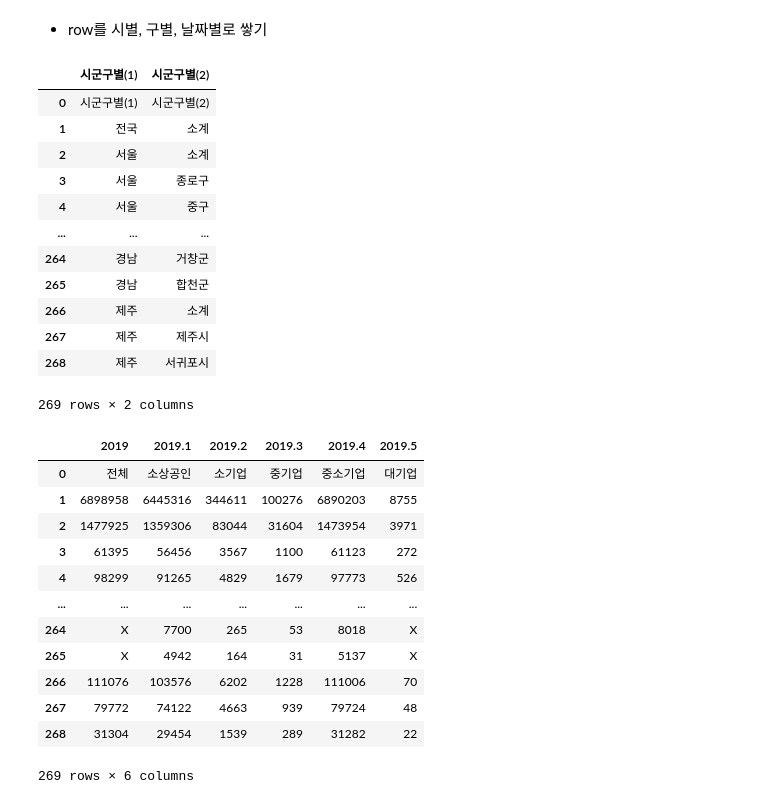
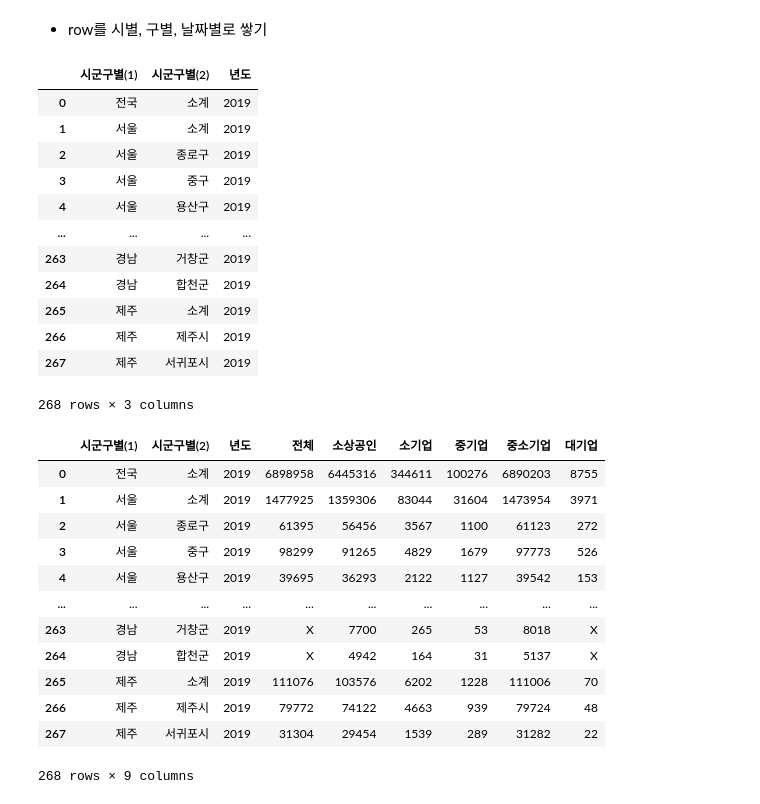
Before and after one commit to vxornjs11/Pytone_Flutter, a Jupyter notebook: Note/companies/02.시군구별 기업수(소중대).ipynb, the cells around one changed output. Saved outputs shown, nothing was run; the diff lists cells and outputs as text; code cells hidden in the pictures.

```diff
--- a/Note/companies/02.시군구별 기업수(소중대).ipynb
+++ b/Note/companies/02.시군구별 기업수(소중대).ipynb
@@ -13,5 +33,5 @@ warnings.filterwarnings('ignore')
 # %%
-companies = pd.read_csv("../Companies/Data/시군구별_기업수_20230207123514.csv", encoding="euc-kr")
+companies = pd.read_csv("../../Data/companies/시군구별_기업수_20230207123514.csv", encoding="euc-kr", header=1)
 # %%
 companies
 # %% [output]
@@ -33,40 +53,47 @@ companies
 # %%
 # 시군구별 + 년도 데이터 프레임
 title = companies.iloc[:, :2]
-title
+# 2019년 타이틀 만들기
+title19 = title.copy()
+title19['년도'] = 2019
+# 2020년 타이틀 만들기
+title20 = title
+title20['년도'] = 2020
+
+title19
 # %% [output]
-|  | 시군구별(1) | 시군구별(2) |
-| 0 | 시군구별(1) | 시군구별(2) |
-| 1 | 전국 | 소계 |
-| 2 | 서울 | 소계 |
-| 3 | 서울 | 종로구 |
-| 4 | 서울 | 중구 |
-| ... | ... | ... |
-| 264 | 경남 | 거창군 |
-| 265 | 경남 | 합천군 |
-| 266 | 제주 | 소계 |
-| 267 | 제주 | 제주시 |
-| 268 | 제주 | 서귀포시 |
+|  | 시군구별(1) | 시군구별(2) | 년도 |
+| 0 | 전국 | 소계 | 2019 |
+| 1 | 서울 | 소계 | 2019 |
+| 2 | 서울 | 종로구 | 2019 |
+| 3 | 서울 | 중구 | 2019 |
+| 4 | 서울 | 용산구 | 2019 |
+| ... | ... | ... | ... |
+| 263 | 경남 | 거창군 | 2019 |
+| 264 | 경남 | 합천군 | 2019 |
+| 265 | 제주 | 소계 | 2019 |
+| 266 | 제주 | 제주시 | 2019 |
+| 267 | 제주 | 서귀포시 | 2019 |
-269 rows × 2 columns
+268 rows × 3 columns
 # %%
 # 2019년 데이터 자르고 2019 넣기
 c2019 = companies.iloc[:, 2:8]
-c2019['년도'] = 2019
-pd.concat(title, c2019)
+
+c2019 = pd.concat([title19, c2019], axis=1)
 c2019
 # %% [output]
-|  | 2019 | 2019.1 | 2019.2 | 2019.3 | 2019.4 | 2019.5 |
-| 0 | 전체 | 소상공인 | 소기업 | 중기업 | 중소기업 | 대기업 |
-| 1 | 6898958 | 6445316 | 344611 | 100276 | 6890203 | 8755 |
-| 2 | 1477925 | 1359306 | 83044 | 31604 | 1473954 | 3971 |
-| 3 | 61395 | 56456 | 3567 | 1100 | 61123 | 272 |
-| 4 | 98299 | 91265 | 4829 | 1679 | 97773 | 526 |
-| ... | ... | ... | ... | ... | ... | ... |
-| 264 | X | 7700 | 265 | 53 | 8018 | X |
-| 265 | X | 4942 | 164 | 31 | 5137 | X |
-| 266 | 111076 | 103576 | 6202 | 1228 | 111006 | 70 |
-| 267 | 79772 | 74122 | 4663 | 939 | 79724 | 48 |
-| 268 | 31304 | 29454 | 1539 | 289 | 31282 | 22 |
+|  | 시군구별(1) | 시군구별(2) | 년도 | 전체 | 소상공인 | 소기업 | 중기업 | 중소기업 | 대기업 |
+| 0 | 전국 | 소계 | 2019 | 6898958 | 6445316 | 344611 | 100276 | 6890203 | 8755 |
+| 1 | 서울 | 소계 | 2019 | 1477925 | 1359306 | 83044 | 31604 | 1473954 | 3971 |
+| 2 | 서울 | 종로구 | 2019 | 61395 | 56456 | 3567 | 1100 | 61123 | 272 |
+| 3 | 서울 | 중구 | 2019 | 98299 | 91265 | 4829 | 1679 | 97773 | 526 |
+| 4 | 서울 | 용산구 | 2019 | 39695 | 36293 | 2122 | 1127 | 39542 | 153 |
+| ... | ... | ... | ... | ... | ... | ... | ... | ... | ... |
+| 263 | 경남 | 거창군 | 2019 | X | 7700 | 265 | 53 | 8018 | X |
+| 264 | 경남 | 합천군 | 2019 | X | 4942 | 164 | 31 | 5137 | X |
+| 265 | 제주 | 소계 | 2019 | 111076 | 103576 | 6202 | 1228 | 111006 | 70 |
+| 266 | 제주 | 제주시 | 2019 | 79772 | 74122 | 4663 | 939 | 79724 | 48 |
+| 267 | 제주 | 서귀포시 | 2019 | 31304 | 29454 | 1539 | 289 | 31282 | 22 |
-269 rows × 6 columns
+268 rows × 9 columns
 # %%
 # 2020년 데이터 자르기
```
Also changed, not shown: parts of 23 cells of this notebook, 4 other files.
